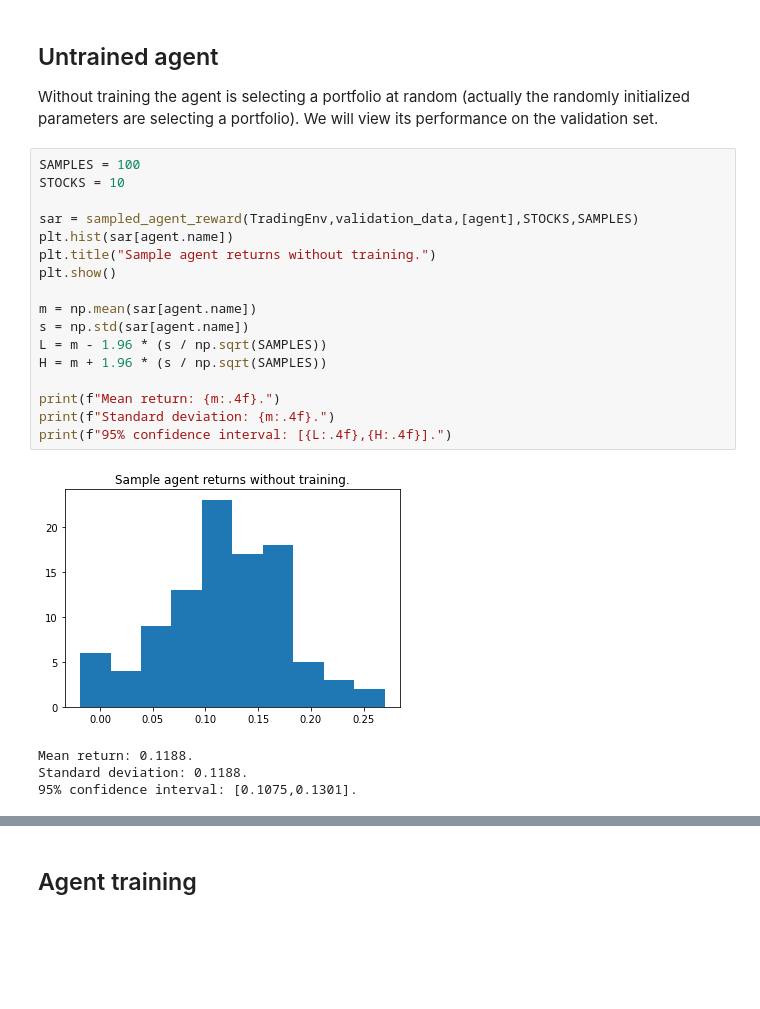
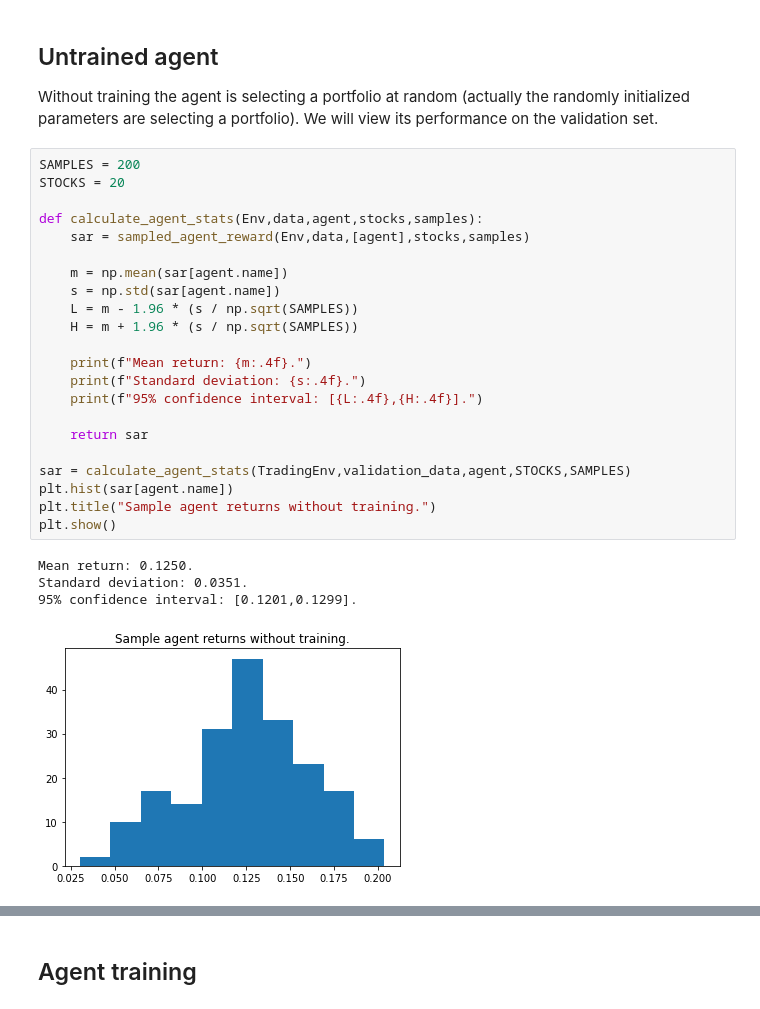
Before and after one commit to rajindermavi/portfolio_management, a Jupyter notebook: portfolio_management/dpm_agent_training.ipynb, the cells around one changed output, grey strips where cells are left out. Saved outputs shown, nothing was run; the diff lists cells and outputs as text; blank space fills up the shorter version.

```diff
--- a/portfolio_management/dpm_agent_training.ipynb
+++ b/portfolio_management/dpm_agent_training.ipynb
@@ -118,27 +121,32 @@ agent = DPM_Agent()
 
 Without training the agent is selecting a portfolio at random (actually the randomly initialized parameters are selecting a portfolio). We will view its performance on the validation set.
 # %%
-SAMPLES = 100
-STOCKS = 10
+SAMPLES = 200
+STOCKS = 20
 
-sar = sampled_agent_reward(TradingEnv,validation_data,[agent],STOCKS,SAMPLES)
+def calculate_agent_stats(Env,data,agent,stocks,samples):
+    sar = sampled_agent_reward(Env,data,[agent],stocks,samples)
+
+    m = np.mean(sar[agent.name])
+    s = np.std(sar[agent.name])
+    L = m - 1.96 * (s / np.sqrt(SAMPLES))
+    H = m + 1.96 * (s / np.sqrt(SAMPLES))
+
+    print(f"Mean return: {m:.4f}.")
+    print(f"Standard deviation: {s:.4f}.")
+    print(f"95% confidence interval: [{L:.4f},{H:.4f}].")
+
+    return sar
+
+sar = calculate_agent_stats(TradingEnv,validation_data,agent,STOCKS,SAMPLES)
 plt.hist(sar[agent.name])
 plt.title("Sample agent returns without training.")
 plt.show()
-
-m = np.mean(sar[agent.name])
-s = np.std(sar[agent.name])
-L = m - 1.96 * (s / np.sqrt(SAMPLES))
-H = m + 1.96 * (s / np.sqrt(SAMPLES))
-
-print(f"Mean return: {m:.4f}.")
-print(f"Standard deviation: {m:.4f}.")
-print(f"95% confidence interval: [{L:.4f},{H:.4f}].")
 # %% [output]
+Mean return: 0.1250.
+Standard deviation: 0.0351.
+95% confidence interval: [0.1201,0.1299].
-[figure, old version]
+[figure, new version]
-Mean return: 0.1188.
-Standard deviation: 0.1188.
-95% confidence interval: [0.1075,0.1301].
 # %%
 # Simulate untrained agent to view baseline
 loss = agent_loss(validation_env,agent)
```
Also changed, not shown: parts of 14 cells of this notebook, 10 other files.
